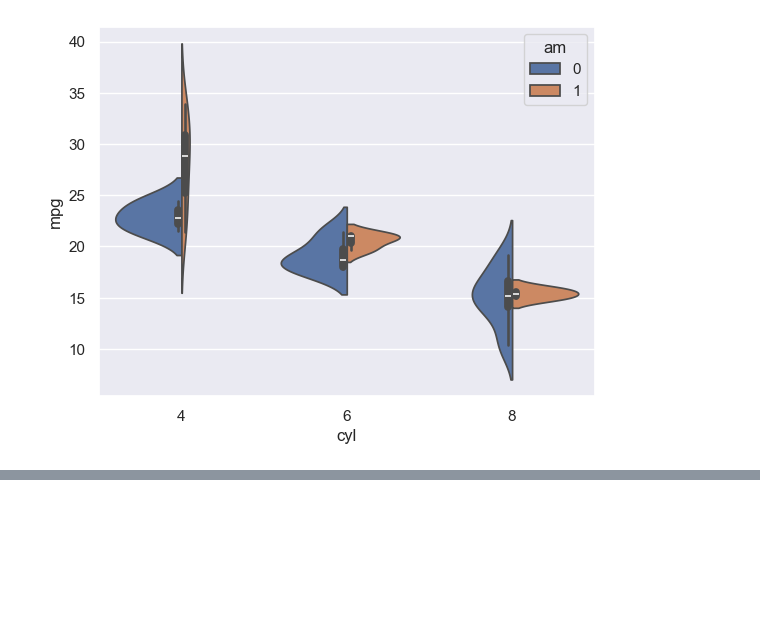
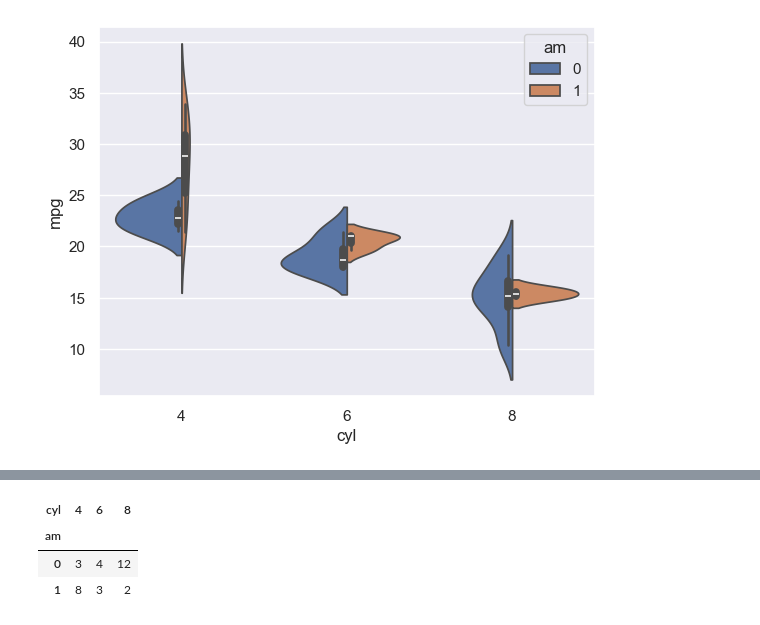
Before and after one commit to crdcamp/lin-reg-application, a Jupyter notebook: references/1_exploratory_data_analysis.ipynb, the cells around one changed output, grey strips where cells are left out. Cells and saved outputs as stored; diff of their text form; code cells hidden in the pictures; blank space fills up the shorter version.

Commit message:
Crosstab

```diff
--- a/references/1_exploratory_data_analysis.ipynb
+++ b/references/1_exploratory_data_analysis.ipynb
@@ -316,0 +319,7 @@ sns.violinplot(x='cyl', y='mpg', hue='am', order=[4, 6, 8], data=dfcars, split=T
+# %%
+pd.crosstab(dfcars.am, dfcars.cyl)
+# %% [output]
+| cyl | 4 | 6 | 8 |
+| am |  |  |  |
+| 0 | 3 | 4 | 12 |
+| 1 | 8 | 3 | 2 |
```
Also changed, not shown: parts of 1 cell of this notebook.
